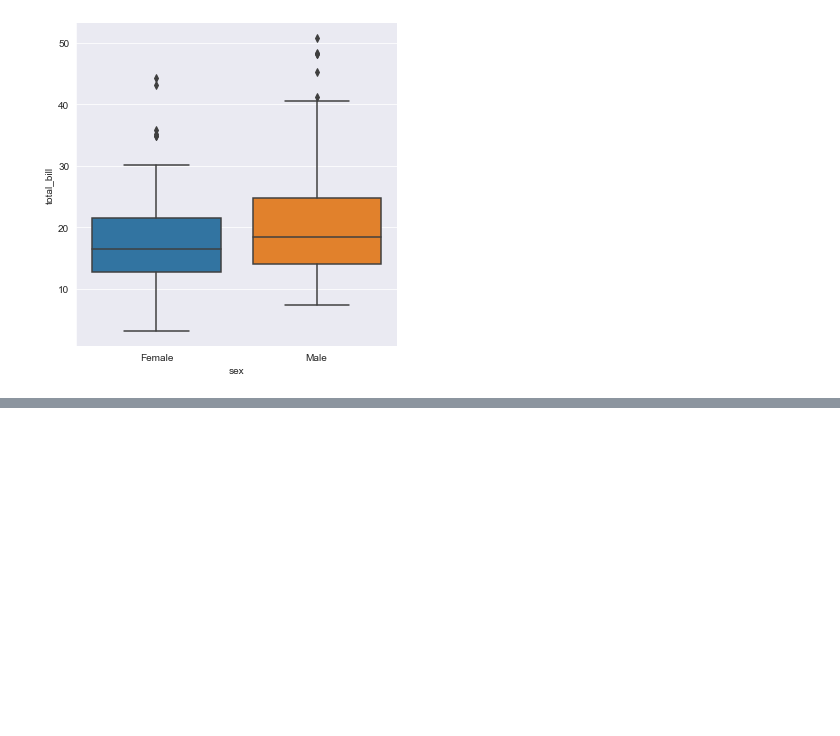
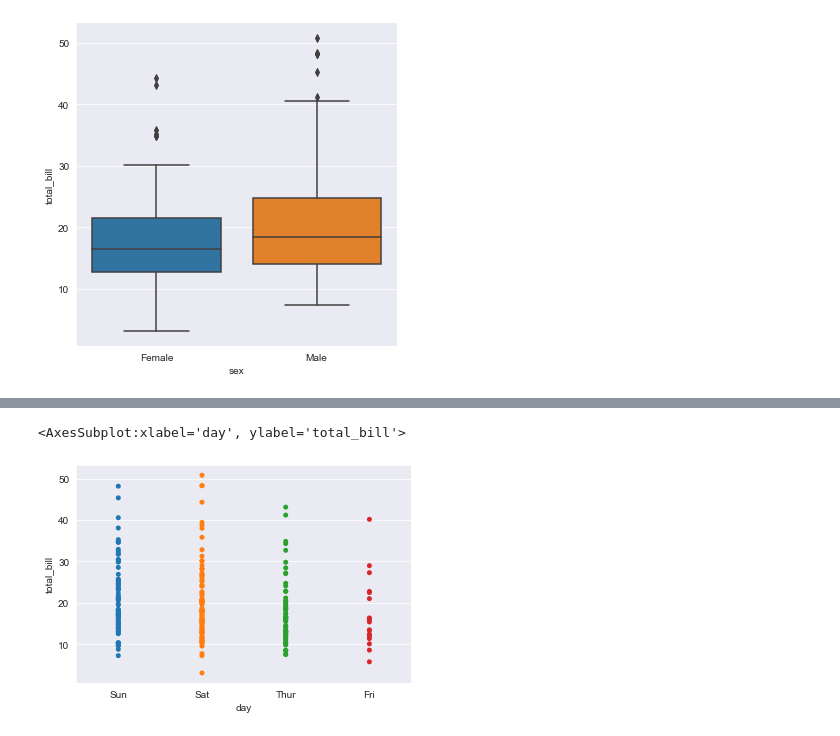
Before and after one commit to jcardenasmercado/Data-Science-Basics, a Jupyter notebook: 4-Seaborn.ipynb, the cells around one changed output, grey strips where cells are left out. Saved outputs shown, nothing was run; the diff lists cells and outputs as text; code cells hidden in the pictures; blank space fills up the shorter version.

```diff
--- a/4-Seaborn.ipynb
+++ b/4-Seaborn.ipynb
@@ -216,0 +236,7 @@ CONTINUARÁ.....
+# %%
+# Stripplot del total gastado por día sin jitter
+
+sns.stripplot(x='day', y='total_bill',data=df,jitter=False)
+# %% [output]
+<AxesSubplot:xlabel='day', ylabel='total_bill'>
+[figure, added]
```
Also changed, not shown: parts of 51 cells of this notebook.
